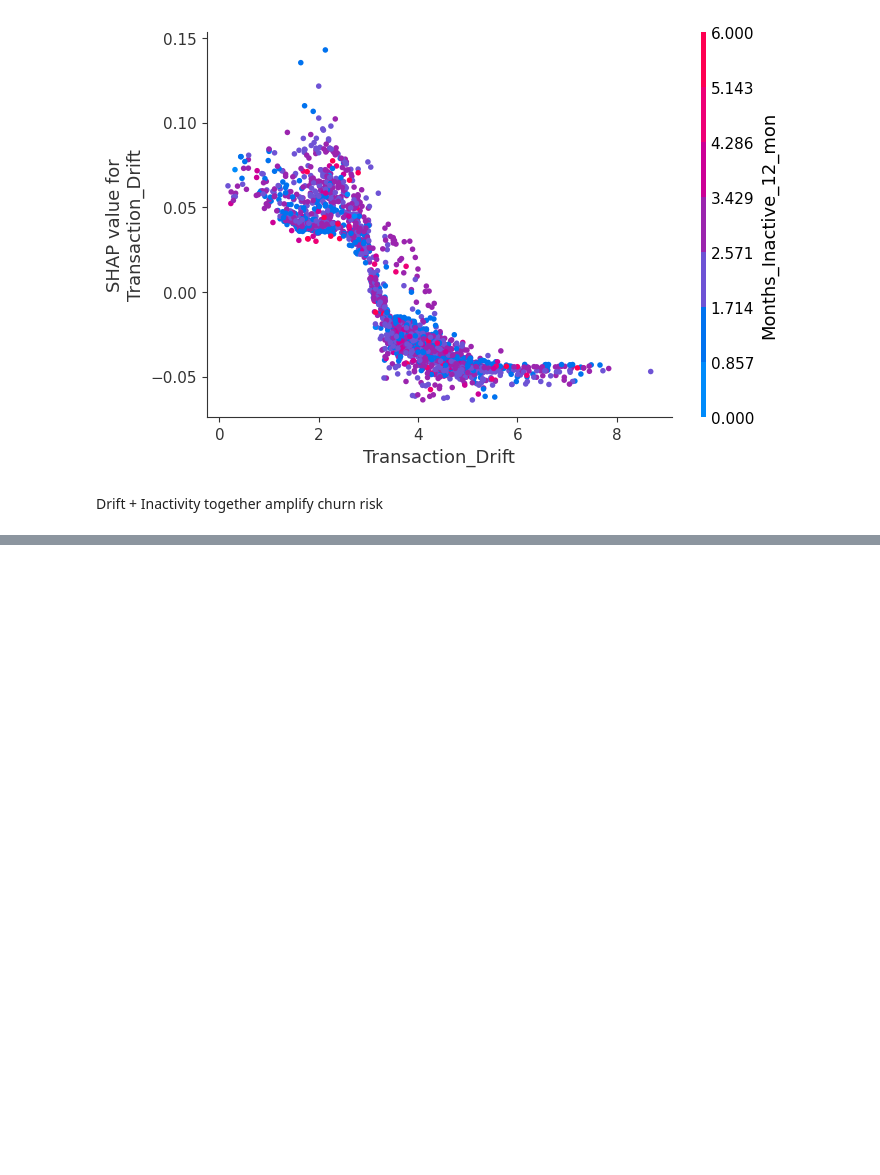
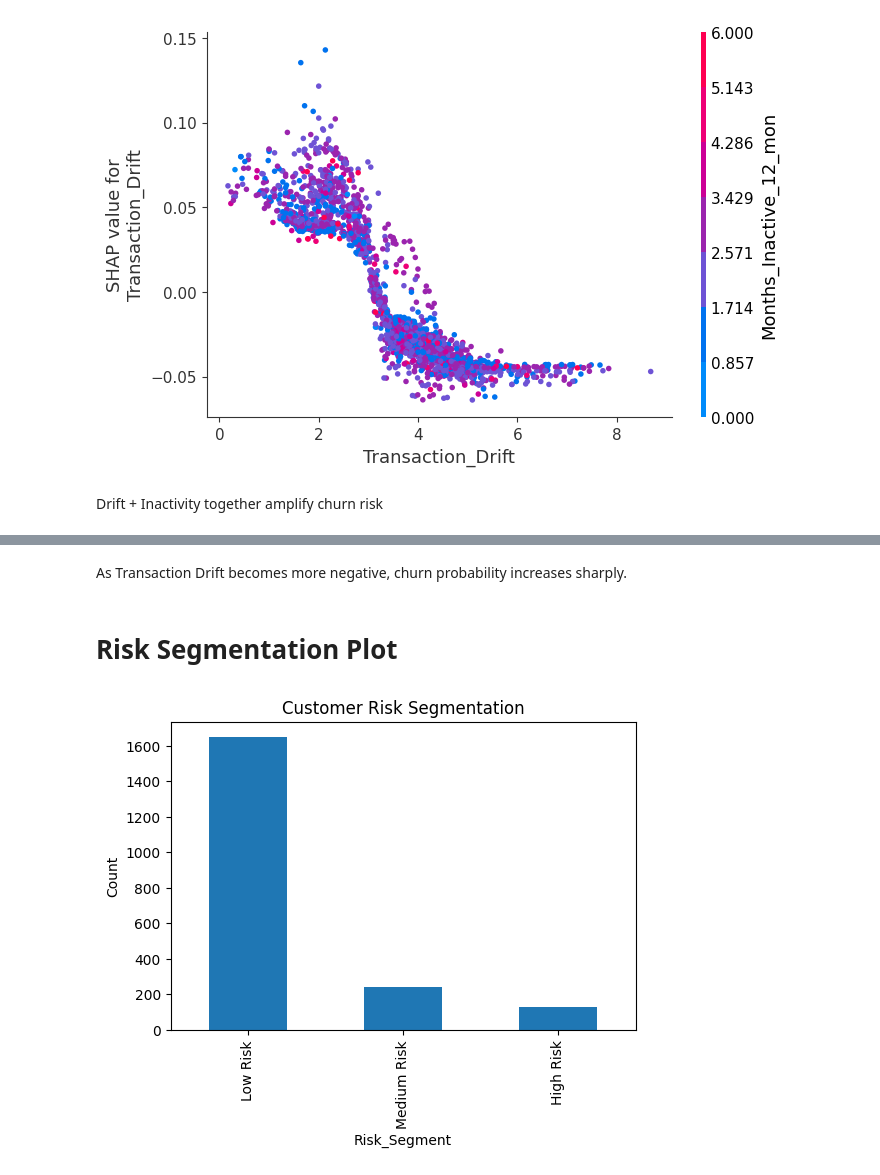
Before and after one commit to ommishra03/Customer_Spending_-_Engagement_Analytics, a Jupyter notebook: Statistical_Analysis/05_predictive_modeling.ipynb, the cells around one changed output, grey strips where cells are left out. Drawn from its saved outputs; the diff is of its cells as text; code cells hidden in the pictures; blank space fills up the shorter version.

```diff
--- a/Statistical_Analysis/05_predictive_modeling.ipynb
+++ b/Statistical_Analysis/05_predictive_modeling.ipynb
@@ -358,0 +410,22 @@ Drift + Inactivity together amplify churn risk
+# %% [markdown]
+As Transaction Drift becomes more negative, churn probability increases sharply.
+# %% [markdown]
+# Risk Segmentation Plot
+# %%
+df_test = X_test.copy()
+df_test["Churn_Prob"] = y_prob
+
+df_test["Risk_Segment"] = pd.cut(
+    df_test["Churn_Prob"],
+    bins=[0, 0.3, 0.6, 1],
+    labels=["Low Risk", "Medium Risk", "High Risk"]
+)
+
+risk_counts = df_test["Risk_Segment"].value_counts()
+
+risk_counts.plot(kind="bar", figsize=(6,4))
+plt.title("Customer Risk Segmentation")
+plt.ylabel("Count")
+plt.show()
+# %% [output]
+[figure, added]
```
Also changed, not shown: parts of 14 cells of this notebook, 4 other files.
